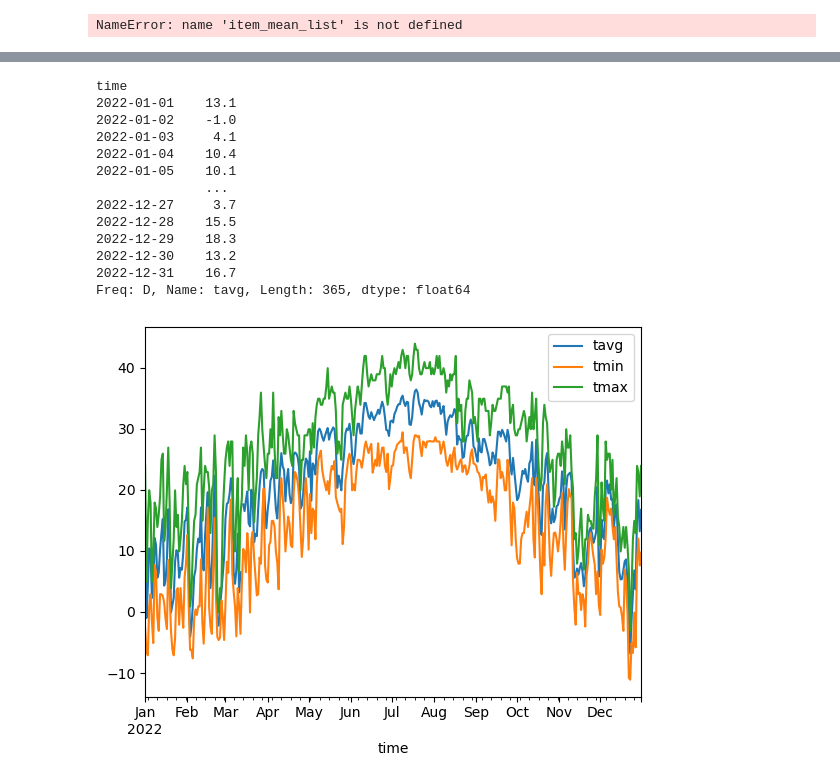
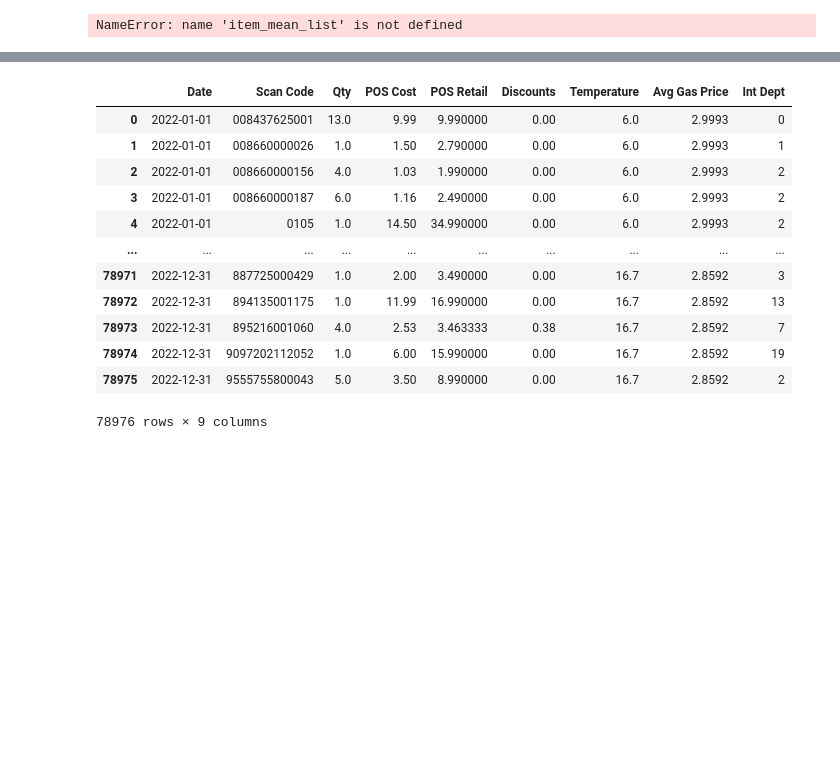
Before and after one commit to jcode999/Demand-Forecaster, a Jupyter notebook: Demand_Sale_Forecast.ipynb, the cells around one changed output, grey strips where cells are left out. Saved outputs shown, nothing was run; the diff lists cells and outputs as text; code cells hidden in the pictures; blank space fills up the shorter version.

```diff
--- a/Demand_Sale_Forecast.ipynb
+++ b/Demand_Sale_Forecast.ipynb
@@ -269,17 +305,18 @@ price_qty_chart('895216001060',week_grp_lbl,item_dict)
-# %%
-collect_weather_data()
-# %% [output]
-time
-2022-01-01    13.1
-2022-01-02    -1.0
-2022-01-03     4.1
-2022-01-04    10.4
-2022-01-05    10.1
-              ...
-2022-12-27     3.7
-2022-12-28    15.5
-2022-12-29    18.3
-2022-12-30    13.2
-2022-12-31    16.7
-Freq: D, Name: tavg, Length: 365, dtype: float64
-[figure, removed]
+# %%
+week_grp_lbl['Int Dept'] = pd.factorize(week_grp_lbl['Department'])[0]
+week_grp_lbl.drop(columns=['Department','Description'],inplace=True)
+week_grp_lbl
+# %% [output]
+|  | Date | Scan Code | Qty | POS Cost | POS Retail | Discounts | Temperature | Avg Gas Price | Int Dept |
+| 0 | 2022-01-01 | 008437625001 | 13.0 | 9.99 | 9.990000 | 0.00 | 6.0 | 2.9993 | 0 |
+| 1 | 2022-01-01 | 008660000026 | 1.0 | 1.50 | 2.790000 | 0.00 | 6.0 | 2.9993 | 1 |
+| 2 | 2022-01-01 | 008660000156 | 4.0 | 1.03 | 1.990000 | 0.00 | 6.0 | 2.9993 | 2 |
+| 3 | 2022-01-01 | 008660000187 | 6.0 | 1.16 | 2.490000 | 0.00 | 6.0 | 2.9993 | 2 |
+| 4 | 2022-01-01 | 0105 | 1.0 | 14.50 | 34.990000 | 0.00 | 6.0 | 2.9993 | 2 |
+| ... | ... | ... | ... | ... | ... | ... | ... | ... | ... |
+| 78971 | 2022-12-31 | 887725000429 | 1.0 | 2.00 | 3.490000 | 0.00 | 16.7 | 2.8592 | 3 |
+| 78972 | 2022-12-31 | 894135001175 | 1.0 | 11.99 | 16.990000 | 0.00 | 16.7 | 2.8592 | 13 |
+| 78973 | 2022-12-31 | 895216001060 | 4.0 | 2.53 | 3.463333 | 0.38 | 16.7 | 2.8592 | 7 |
+| 78974 | 2022-12-31 | 9097202112052 | 1.0 | 6.00 | 15.990000 | 0.00 | 16.7 | 2.8592 | 19 |
+| 78975 | 2022-12-31 | 9555755800043 | 5.0 | 3.50 | 8.990000 | 0.00 | 16.7 | 2.8592 | 2 |
+78976 rows × 9 columns
```
Also changed, not shown: parts of 23 cells of this notebook, 10 other files.
